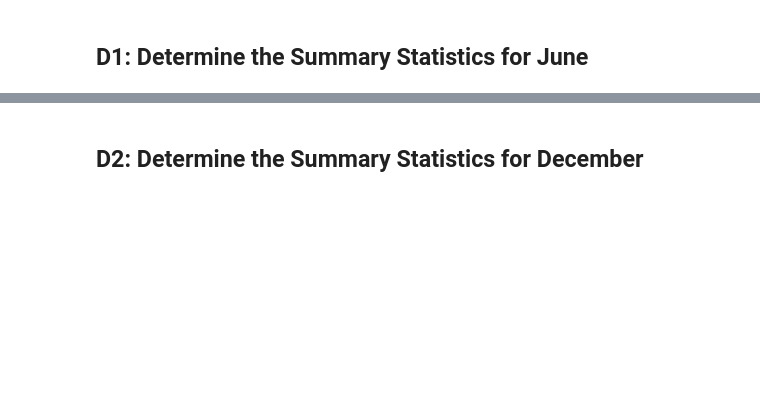
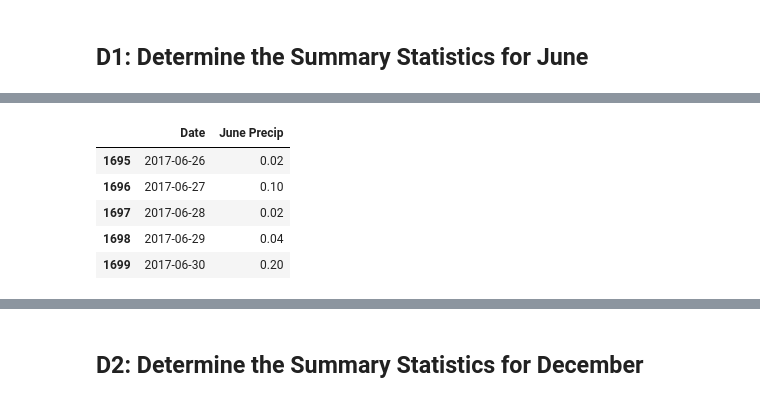
Before and after one commit to rosestrauss1/surfs_up, a Jupyter notebook: SurfsUp_Challenge.ipynb, the cells around one changed output, grey strips where cells are left out. Drawn from its saved outputs; the diff is of its cells as text; code cells hidden in the pictures; blank space fills up the shorter version.

```diff
--- a/SurfsUp_Challenge.ipynb
+++ b/SurfsUp_Challenge.ipynb
@@ -38,0 +122,3 @@ from sqlalchemy import extract
+# %%
+precip_results = session.query(Measurement.date, Measurement.prcp).filter(extract('month', Measurement.date) == 6)
+list(precip_results.all())
@@ -38,0 +143,10 @@ from sqlalchemy import extract
+# %%
+june_precipitation_df = pd.DataFrame(precip_results, columns=["Date","June Precip"])
+june_precipitation_df.tail()
+# %% [output]
+|  | Date | June Precip |
+| 1695 | 2017-06-26 | 0.02 |
+| 1696 | 2017-06-27 | 0.10 |
+| 1697 | 2017-06-28 | 0.02 |
+| 1698 | 2017-06-29 | 0.04 |
+| 1699 | 2017-06-30 | 0.20 |
```
Also changed, not shown: parts of 16 cells of this notebook.
